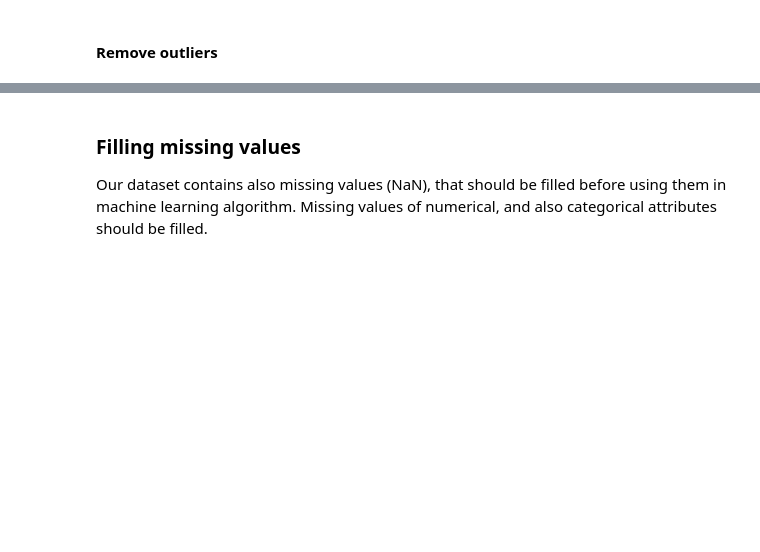
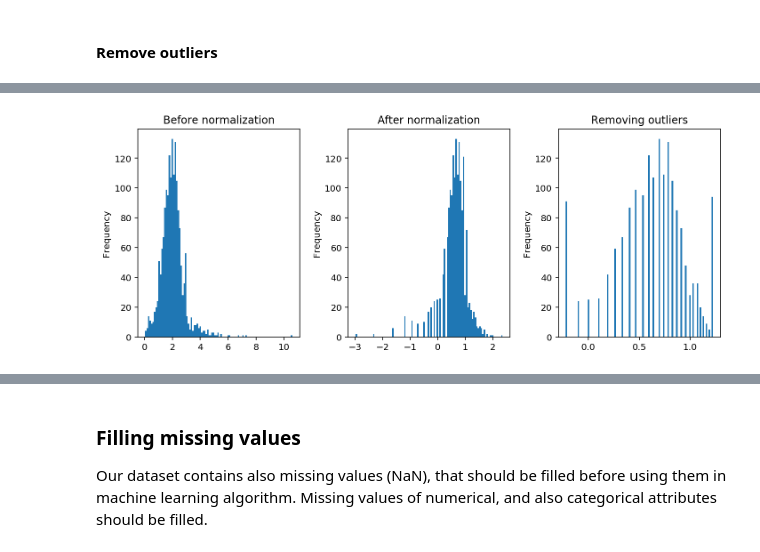
Before and after one commit to pmacinec/iau-project, a Jupyter notebook: macinec_janik_project1_preprocessing.ipynb, the cells around one changed output, grey strips where cells are left out. Cells and saved outputs as stored; diff of their text form; code cells hidden in the pictures; blank space fills up the shorter version.

```diff
--- a/macinec_janik_project1_preprocessing.ipynb
+++ b/macinec_janik_project1_preprocessing.ipynb
@@ -519,0 +560,4 @@ prob = stats.probplot(df_train.T4U, dist=stats.norm, plot=ax1)
+# %%
+data_normalization_compare(transformed2, 'T3')
+# %% [output]
+[figure, added]
```
Also changed, not shown: parts of 63 cells of this notebook.
